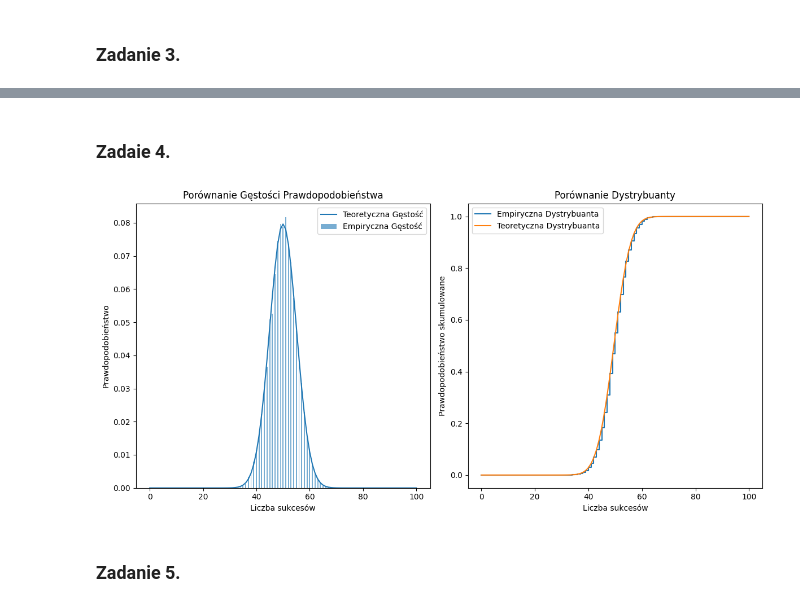
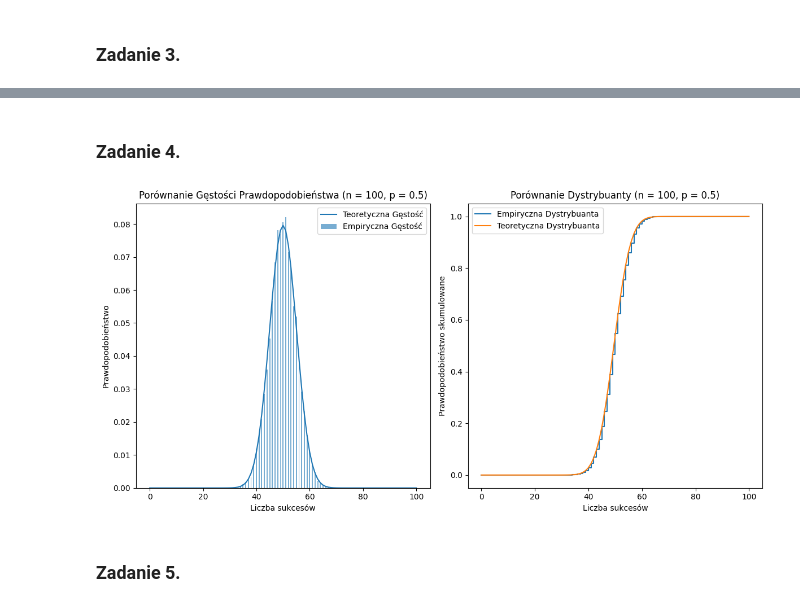
Before and after one commit to JKrempinska/ada, a Jupyter notebook: spr1/zadania.ipynb, the cells around one changed output, grey strips where cells are left out. Drawn from its saved outputs; the diff is of its cells as text; code cells hidden in the pictures.

```diff
--- a/spr1/zadania.ipynb
+++ b/spr1/zadania.ipynb
@@ -359,20 +367,17 @@ display('Bez zwracania:', sample_without_replecement)
 # %% [markdown]
-### Zadaie 4.
+### Zadanie 4.
 # %%
 import random
 import math
 import matplotlib.pyplot as plt
 import numpy as np
 
-# Funkcja do obliczania współczynnika Newtona (n choose k)
 def binomial_coeff(n, k):
     return math.comb(n, k)
 
-# Funkcja do teoretycznej gęstości rozkładu dwumianowego
 def binomial_pdf(n, p, k):
     return binomial_coeff(n, k) * (p ** k) * ((1 - p) ** (n - k))
 
-# Funkcja do empirycznej gęstości
 def empirical_pdf(n, p, M):
     successes_count = [0] * (n + 1)
 
@@ -382,7 +387,6 @@ def empirical_pdf(n, p, M):
 
     return [count / M for count in successes_count]
 
-# Funkcja do symulacji próby z rozkładu dwumianowego
 def binomial_trial(n, p):
     successes = 0
     for _ in range(n):
@@ -390,11 +394,9 @@ def binomial_trial(n, p):
             successes += 1
     return successes
 
-# Funkcja do teoretycznej dystrybuanty
 def binomial_cdf(n, p, k):
     return sum(binomial_pdf(n, p, i) for i in range(k + 1))
 
-# Funkcja do empirycznej dystrybuanty
 def empirical_cdf(n, p, M):
     successes_count = [0] * (n + 1)
 
@@ -410,40 +412,37 @@ n = 100  # liczba prób
 p = 0.5  # prawdopodobieństwo sukcesu
 M = 10000  # liczba prób do symulacji
 
-# Obliczanie teoretycznych wartości dla gęstości i dystrybuanty
+
 k_values = list(range(n + 1))
 theoretical_pdf = [binomial_pdf(n, p, k) for k in k_values]
 theoretical_cdf = [binomial_cdf(n, p, k) for k in k_values]
 
-# Obliczanie empirycznych wartości dla gęstości i dystrybuanty
 empirical_pdf_values = empirical_pdf(n, p, M)
 empirical_cdf_values = empirical_cdf(n, p, M)
 
-# Rysowanie wykresów porównujących teoretyczne i empiryczne wartości
 
-# Gęstość prawdopodobieństwa
+
 plt.figure(figsize=(12, 6))
 
 plt.subplot(1, 2, 1)
 plt.bar(k_values, empirical_pdf_values, width=0.4, alpha=0.6, label="Empiryczna Gęstość")
 plt.plot(k_values, theoretical_pdf, label="Teoretyczna Gęstość")
 plt.xlabel("Liczba sukcesów")
 plt.ylabel("Prawdopodobieństwo")
-plt.title("Porównanie Gęstości Prawdopodobieństwa")
+plt.title(f"Porównanie Gęstości Prawdopodobieństwa (n = {n}, p = {p})")
 plt.legend()
 
-# Dystrybuanta
 plt.subplot(1, 2, 2)
 plt.step(k_values, empirical_cdf_values, where="post", label="Empiryczna Dystrybuanta")
 plt.plot(k_values, theoretical_cdf, label="Teoretyczna Dystrybuanta")
 plt.xlabel("Liczba sukcesów")
 plt.ylabel("Prawdopodobieństwo skumulowane")
-plt.title("Porównanie Dystrybuanty")
+plt.title(f"Porównanie Dystrybuanty (n = {n}, p = {p})")
 plt.legend()
 
 plt.tight_layout()
 plt.show()
 # %% [output]
-[figure, old version]
+[figure, new version]
 # %% [markdown]
 ### Zadanie 5.
```
Also changed, not shown: parts of 18 cells of this notebook, 1 other file.
